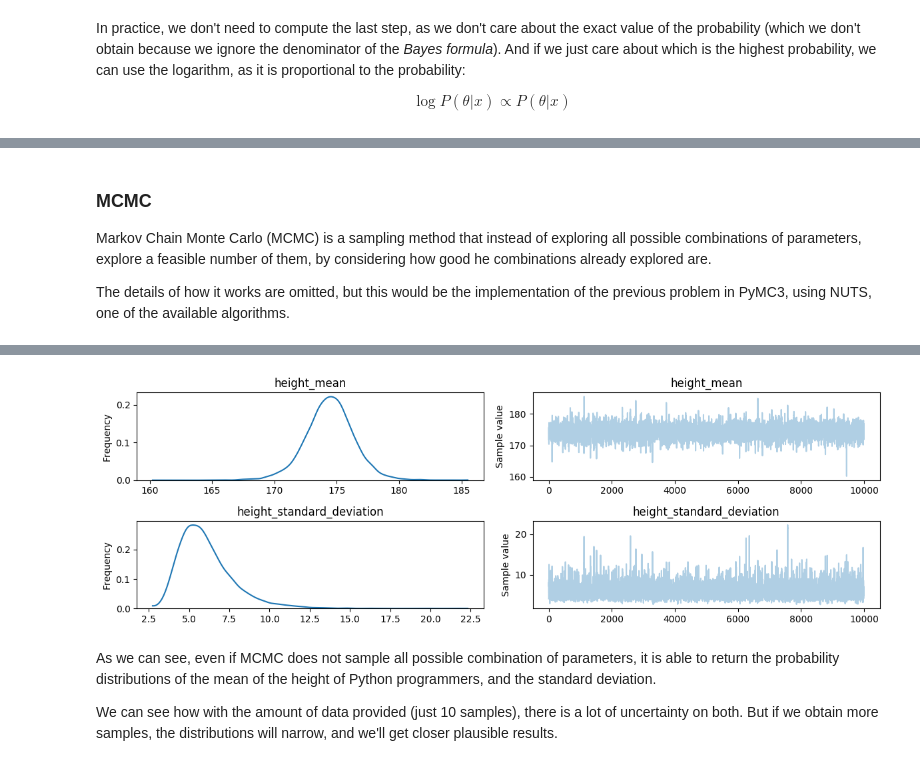
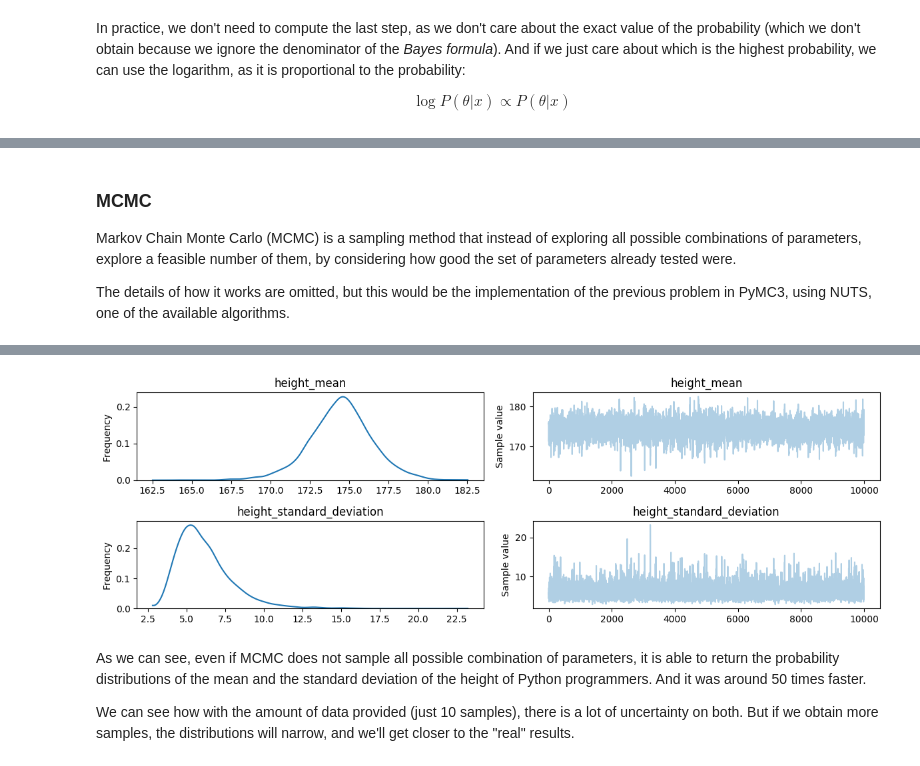
Before and after one commit to roumail/bayesian-tutorials, a Jupyter notebook: Bayesian inference tutorial.ipynb, the cells around one changed output, grey strips where cells are left out. Saved outputs shown, nothing was run; the diff lists cells and outputs as text; code cells hidden in the pictures.

```diff
--- a/Bayesian inference tutorial.ipynb
+++ b/Bayesian inference tutorial.ipynb
@@ -464,7 +548,7 @@ So, grid-based methods are great when the number of possible parameters is small
 # %% [markdown]
 ### MCMC
 
-Markov Chain Monte Carlo (MCMC) is a sampling method that instead of exploring all possible combinations of parameters, explore a feasible number of them, by considering how good he combinations already explored are.
+Markov Chain Monte Carlo (MCMC) is a sampling method that instead of exploring all possible combinations of parameters, explore a feasible number of them, by considering how good the set of parameters already tested were.
 
 The details of how it works are omitted, but this would be the implementation of the previous problem in PyMC3, using NUTS, one of the available algorithms.
 # %%
@@ -483,7 +567,7 @@ with pymc3.Model() as model:
                                              height_standard_deviation,
                                              observed=x)
 
-    traces = pymc3.sample(10_000, step=pymc3.NUTS())
+    %time traces = pymc3.sample(10_000, step=pymc3.NUTS())
 
 pymc3.traceplot(traces);
 # %% [output]
@@ -490,5 +576,5 @@ pymc3.traceplot(traces);
-[figure, old version]
+[figure, new version]
 # %% [markdown]
-As we can see, even if MCMC does not sample all possible combination of parameters, it is able to return the probability distributions of the mean of the height of Python programmers, and the standard deviation.
+As we can see, even if MCMC does not sample all possible combination of parameters, it is able to return the probability distributions of the mean and the standard deviation of the height of Python programmers. And it was around 50 times faster.
 
-We can see how with the amount of data provided (just 10 samples), there is a lot of uncertainty on both. But if we obtain more samples, the distributions will narrow, and we'll get closer plausible results.
+We can see how with the amount of data provided (just 10 samples), there is a lot of uncertainty on both. But if we obtain more samples, the distributions will narrow, and we'll get closer to the "real" results.
```
Also changed, not shown: parts of 10 cells of this notebook.
